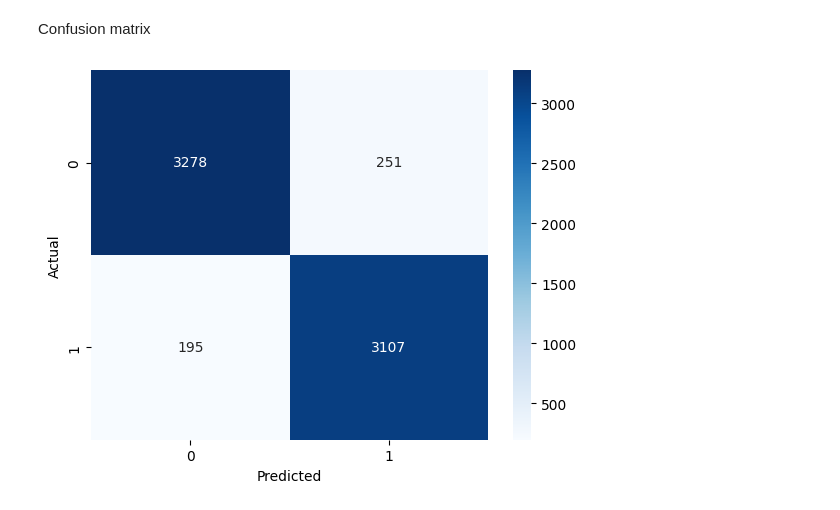
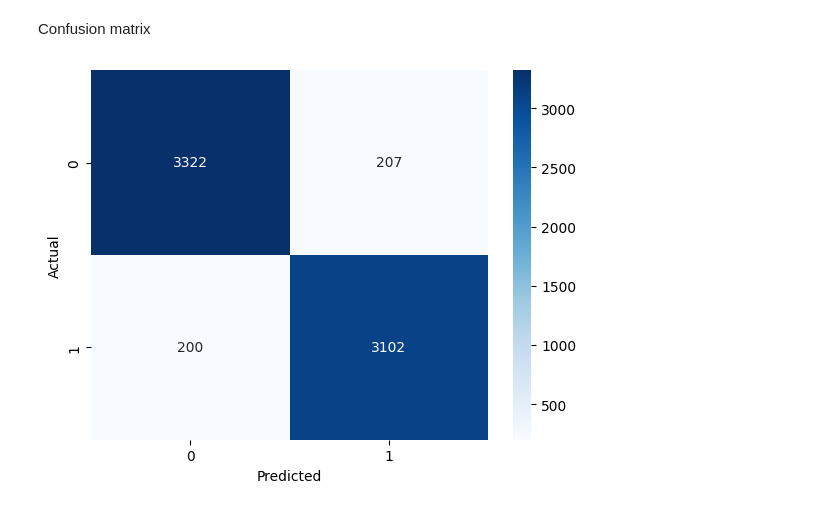
Before and after one commit to RamziRBM/g1-news-classifier, a Jupyter notebook: news_classifier_embeddings.ipynb, the cells around one changed output. Saved outputs shown, nothing was run; the diff lists cells and outputs as text; code cells hidden in the pictures.

```diff
--- a/news_classifier_embeddings.ipynb
+++ b/news_classifier_embeddings.ipynb
@@ -121,9 +120,11 @@ Name: text, dtype: object
 Load the vectorizer and vectorize the data
 # %%
 print(X_train.shape)
+X_train_str = [' '.join(tokens) if isinstance(tokens, list) else str(tokens) for tokens in X_train]
+X_test_str  = [' '.join(tokens) if isinstance(tokens, list) else str(tokens) for tokens in X_test]
 # %% [output]
 (27321,)
 # %%
 from sentence_transformers import SentenceTransformer
 
-embedder = SentenceTransformer('all-MiniLM-L6-v2')
+embedder = SentenceTransformer('all-mpnet-base-v2')
@@ -132,3 +131,3 @@ ValueError: Your currently installed version of Keras is Keras 3, but this is no
 # %%
-X_train_embed = embedder.encode(X_train.tolist(), show_progress_bar=True)
-X_test_embed  = embedder.encode(X_test.tolist(), show_progress_bar=True)
+X_train_embed = embedder.encode(X_train_str, show_progress_bar=True)
+X_test_embed  = embedder.encode(X_test_str, show_progress_bar=True)
@@ -164,14 +182,14 @@ Accuracy: 0.9347094129702825
 # %% [markdown]
 Confusion matrix
 # %%
-# from sklearn.metrics import confusion_matrix
-# import seaborn as sns
-# import matplotlib.pyplot as plt
-#
-# cm = confusion_matrix(y_test, y_pred)
-# sns.heatmap(cm, annot=True, fmt='d', cmap='Blues')
-# plt.xlabel('Predicted')
-# plt.ylabel('Actual')
-# plt.show()
+from sklearn.metrics import confusion_matrix
+import seaborn as sns
+import matplotlib.pyplot as plt
+
+cm = confusion_matrix(y_test, y_pred)
+sns.heatmap(cm, annot=True, fmt='d', cmap='Blues')
+plt.xlabel('Predicted')
+plt.ylabel('Actual')
+plt.show()
 # %% [output]
-[figure, old version]
+[figure, new version]
```
Also changed, not shown: parts of 7 cells of this notebook.
